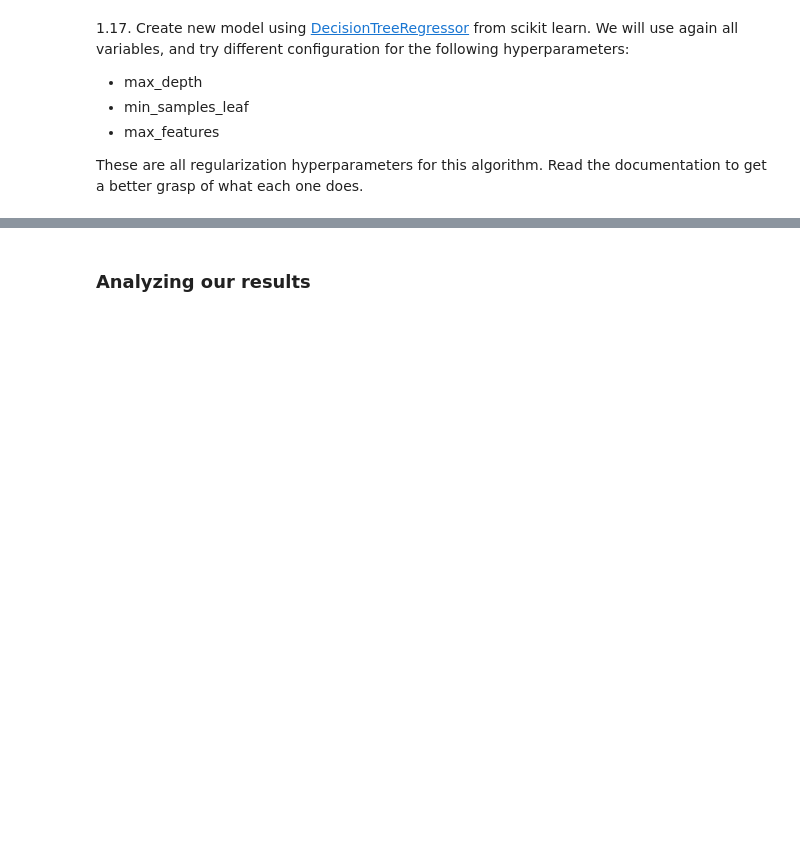
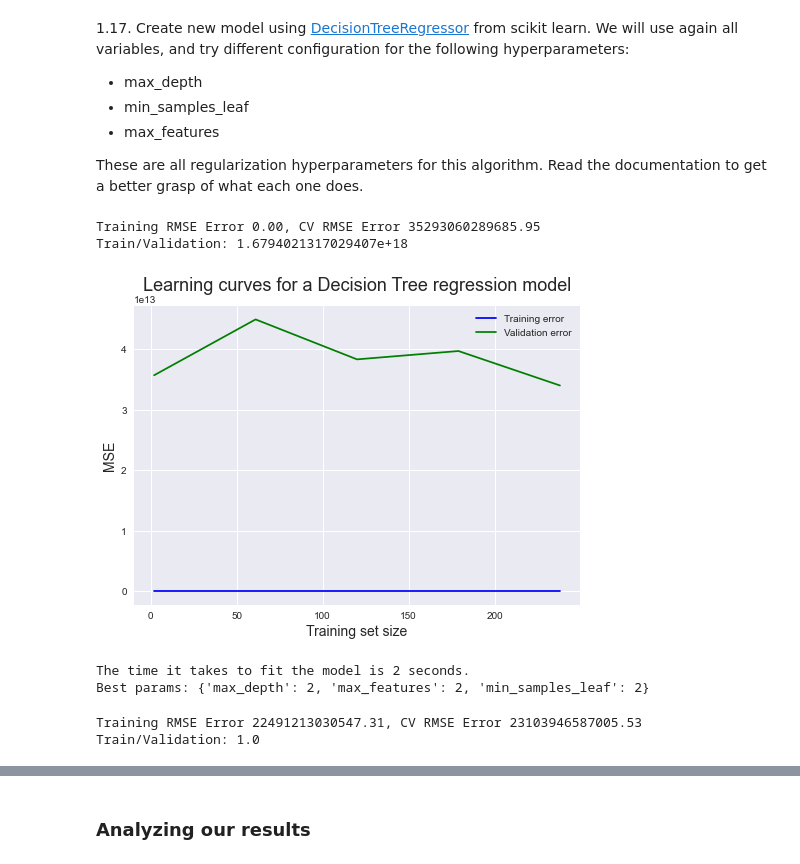
Before and after one commit to santiagoromero20/NBAPredictions, a Jupyter notebook: NBAPredictions.ipynb, the cells around one changed output, grey strips where cells are left out. Drawn from its saved outputs; the diff is of its cells as text; code cells hidden in the pictures; blank space fills up the shorter version.

```diff
--- a/NBAPredictions.ipynb
+++ b/NBAPredictions.ipynb
@@ -1181 +1184,39 @@ from sklearn import tree
 from sklearn.tree import DecisionTreeRegressor
+# %%
+dtr = DecisionTreeRegressor()
+scores = cross_validate(dtr, X_train, y_train, scoring="neg_mean_squared_error", cv=5, return_train_score=True)
+# %%
+error_cv = aux.calculating_error(scores, "test_score")
+error_tr = aux.calculating_error(scores, "train_score")
+print(f"Training RMSE Error {error_tr:0.2f}, CV RMSE Error {error_cv:0.2f}")
+print('Train/Validation: {}'.format(round(error_cv/error_tr, 1)))
+# %% [output]
+Training RMSE Error 0.00, CV RMSE Error 35293060289685.95
+Train/Validation: 1.6794021317029407e+18
+# %%
+train_sizes, train_scores, validation_scores = learning_curve(dtr, X_train, y_train, cv=5, scoring="neg_mean_squared_error", n_jobs=-1, train_sizes=[1,10,25,50,100,150,200,238], shuffle=True, random_state=1)
+visualizations.plot_learning_curve(train_sizes, train_scores, validation_scores, "MSE", "Training set size", "Learning curves for a Decision Tree regression model")
+# %% [output]
+[figure, added]
+# %%
+parameters = {
+    'max_depth':(1, 2, 3, 4, 5),
+    'max_features':(1, 2, 3, 4, 5, 'sqrt', 'log2'),
+    'min_samples_leaf':[1, 2, 3, 4, 5, 6, 7, 8, 9, 10],
+    }
+
+estimator = DecisionTreeRegressor(random_state=0)
+grid_dtr = GridSearchCV(estimator, param_grid=parameters, cv=3, scoring="neg_mean_squared_error", return_train_score=True)
+inicio = time.time()
+grid_dtr.fit(X_train, y_train)
+fin = time.time()
+print("The time it takes to fit the model is",round(fin-inicio),"seconds.")
+print("Best params: "+str(grid_dtr.best_params_))
+# %% [output]
+The time it takes to fit the model is 2 seconds.
+Best params: {'max_depth': 2, 'max_features': 2, 'min_samples_leaf': 2}
+# %%
+aux.get_errors(grid_dtr.cv_results_)
+# %% [output]
+Training RMSE Error 22491213030547.31, CV RMSE Error 23103946587005.53
+Train/Validation: 1.0
```
Also changed, not shown: parts of 14 cells of this notebook.
